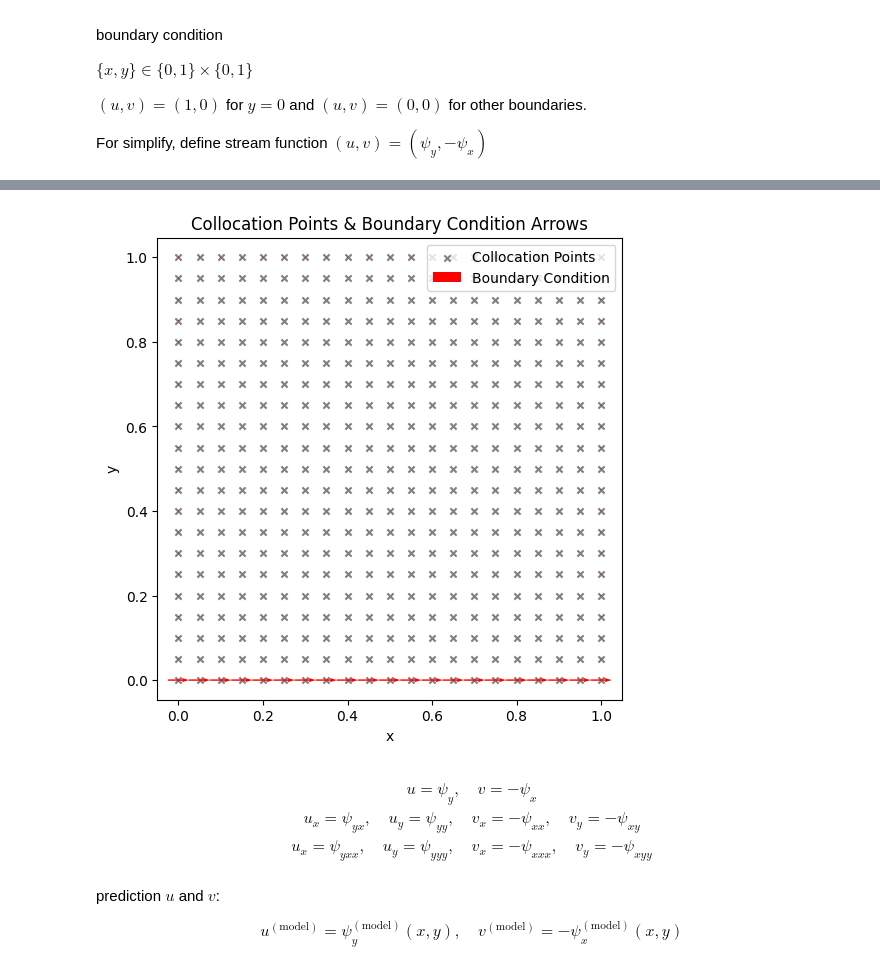
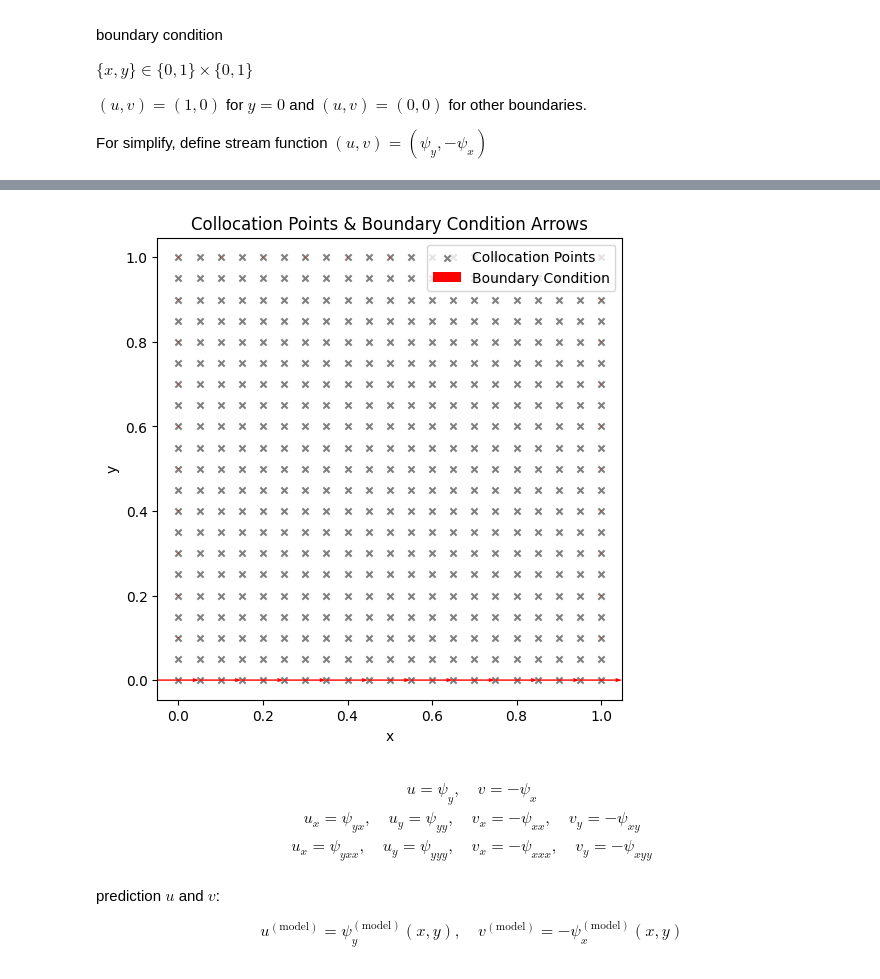
Before and after one commit to pco0511/ph413-comp-ph, a Jupyter notebook: homeworks/HW6/ODE_2_assignment.ipynb, the cells around one changed output, grey strips where cells are left out. Cells and saved outputs as stored; diff of their text form; code cells hidden in the pictures.

```diff
--- a/homeworks/HW6/ODE_2_assignment.ipynb
+++ b/homeworks/HW6/ODE_2_assignment.ipynb
@@ -42,30 +49,30 @@ nu = jnp.array(0.01)
 xrange = [0, 1]
 yrange = [0, 1]
 # %%
-def dataset_gen(n_slices=20):
-    x = jnp.linspace(xrange[0], xrange[1], n_slices + 1)
-    y = jnp.linspace(yrange[0], yrange[1], n_slices + 1)
+def dataset_gen(n_slices_col=40, n_slice_bc=100):
+    x = jnp.linspace(xrange[0], xrange[1], n_slices_col + 1)
+    y = jnp.linspace(yrange[0], yrange[1], n_slices_col + 1)
     x_col, y_col = jnp.meshgrid(x, y, indexing='ij')
 
-    x_bc_down = x_col[:, 0]
-    y_bc_down = y_col[:, 0]
+    x_bc_down = jnp.linspace(xrange[0], xrange[1], n_slice_bc + 1)
+    y_bc_down = yrange[0] * jnp.ones((n_slice_bc + 1,))
     u_bc_down = jnp.ones_like(x_bc_down)
-    v_bc_down = jnp.zeros_like(x_bc_down)
+    v_bc_down = jnp.zeros_like(y_bc_down)
 
-    x_bc_up = x_col[:, -1]
-    y_bc_up = y_col[:, -1]
+    x_bc_up = jnp.linspace(xrange[0], xrange[1], n_slice_bc + 1)
+    y_bc_up = yrange[1] * jnp.ones((n_slice_bc + 1,))
     u_bc_up = jnp.zeros_like(x_bc_down)
-    v_bc_up = jnp.zeros_like(x_bc_down)
+    v_bc_up = jnp.zeros_like(y_bc_down)
 
-    x_bc_left = x_col[0, :]
-    y_bc_left = y_col[0, :]
+    x_bc_left = xrange[0] * jnp.ones((n_slice_bc + 1,))
+    y_bc_left = jnp.linspace(xrange[0], xrange[1], n_slice_bc + 1)
     u_bc_left = jnp.zeros_like(x_bc_down)
-    v_bc_left = jnp.zeros_like(x_bc_down)
+    v_bc_left = jnp.zeros_like(y_bc_down)
 
-    x_bc_right = x_col[-1, :]
-    y_bc_right = y_col[-1, :]
+    x_bc_right = xrange[1] * jnp.ones((n_slice_bc + 1,))
+    y_bc_right = jnp.linspace(xrange[0], xrange[1], n_slice_bc + 1)
     u_bc_right = jnp.zeros_like(x_bc_down)
-    v_bc_right = jnp.zeros_like(x_bc_down)
+    v_bc_right = jnp.zeros_like(y_bc_down)
 
     x_bc = jnp.concatenate([x_bc_down, x_bc_up, x_bc_left, x_bc_right])
     y_bc = jnp.concatenate([y_bc_down, y_bc_up, y_bc_left, y_bc_right])
@@ -77,30 +84,30 @@ def dataset_gen(n_slices=20):
 
     return x_col, y_col, x_bc, y_bc, u_bc, v_bc
 # %%
-x_col, y_col, x_bc, y_bc, u_bc, v_bc = dataset_gen(n_slices=20)
+x_col, y_col, x_bc, y_bc, u_bc, v_bc = dataset_gen(n_slices_col=20, n_slice_bc=10)
 
 plt.figure(figsize=(6,6))
 plt.scatter(x_col, y_col,
             marker='x', s=20, color='gray',
             label='Collocation Points')
 
 plt.quiver(
     x_bc, y_bc,
     u_bc, v_bc,
-    angles='xy', scale_units='xy', scale=20,
+    angles='xy', scale_units='xy', scale=12,
     width=0.003, headwidth=3, headlength=5,
     pivot='mid',
     color='red', label='Boundary Condition'
 )
 
 plt.xlabel('x')
 plt.ylabel('y')
 plt.title('Collocation Points & Boundary Condition Arrows')
 plt.axis('equal')
 plt.legend()
 plt.show()
 # %% [output]
-[figure, old version]
+[figure, new version]
 # %%
 # YOUR CODE HERE (30pts)
 
```
Also changed, not shown: parts of 13 cells of this notebook, 19 other files.
